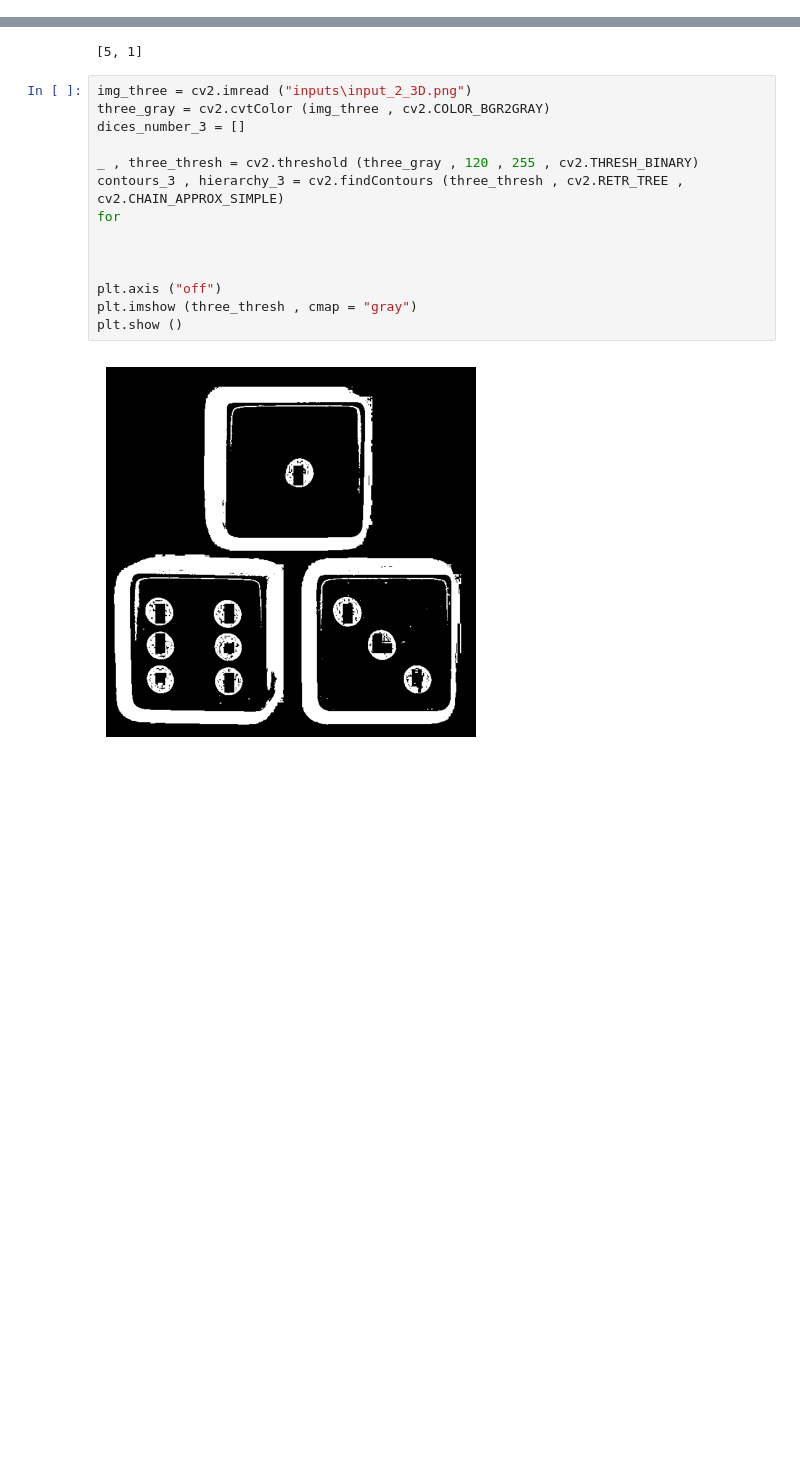
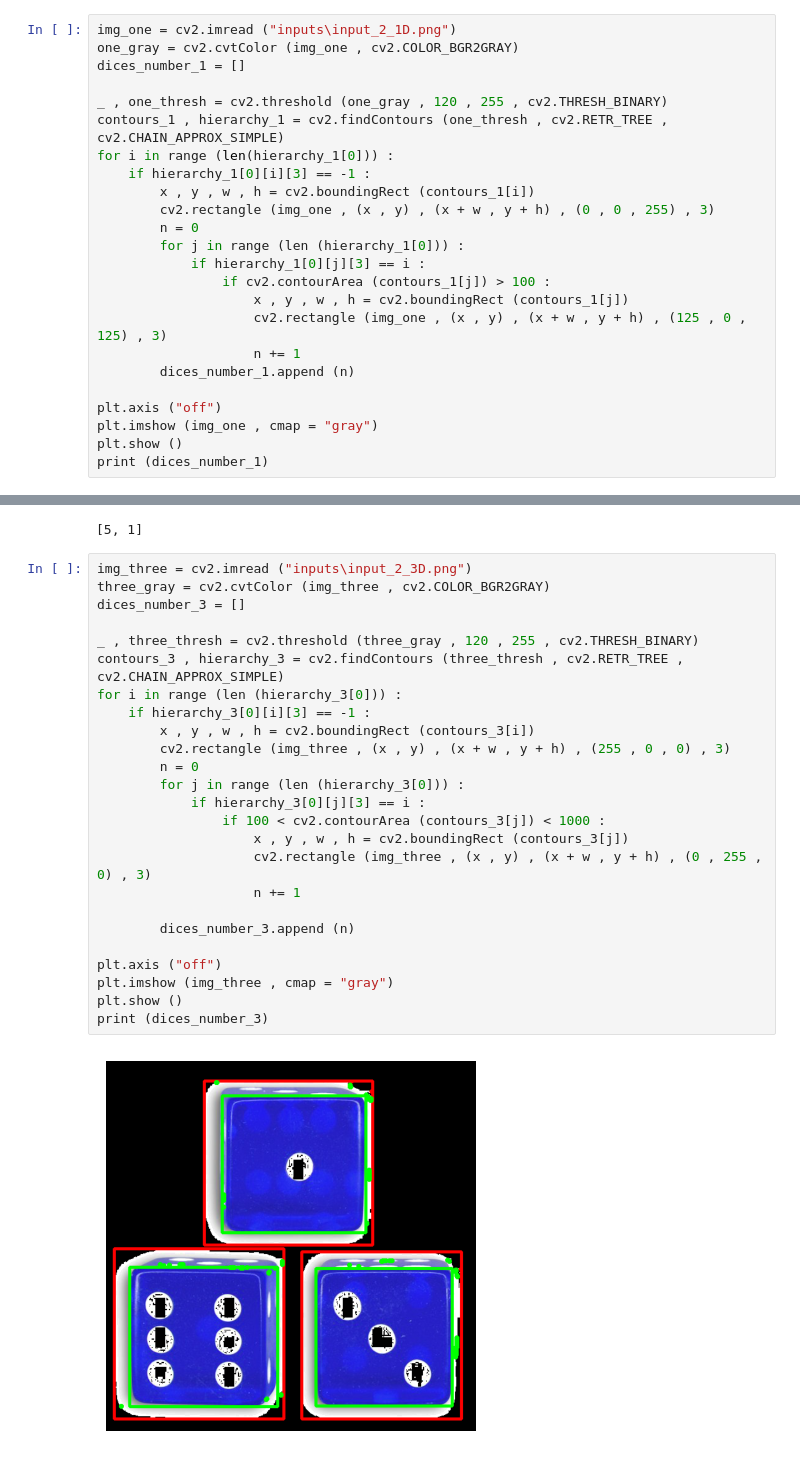
Before and after one commit to TaRa1999R/Image_Processing, a Jupyter notebook: assignment33/2.ipynb, the cells around one changed output, grey strips where cells are left out. Saved outputs shown, nothing was run; the diff lists cells and outputs as text; blank space fills up the shorter version.

Commit message:
Image_Processing

```diff
--- a/assignment33/2.ipynb
+++ b/assignment33/2.ipynb
@@ -15,0 +5,24 @@ plt.show ()
+# %%
+img_one = cv2.imread ("inputs\input_2_1D.png")
+one_gray = cv2.cvtColor (img_one , cv2.COLOR_BGR2GRAY)
+dices_number_1 = []
+
+_ , one_thresh = cv2.threshold (one_gray , 120 , 255 , cv2.THRESH_BINARY)
+contours_1 , hierarchy_1 = cv2.findContours (one_thresh , cv2.RETR_TREE , cv2.CHAIN_APPROX_SIMPLE)
+for i in range (len(hierarchy_1[0])) :
+    if hierarchy_1[0][i][3] == -1 :
+        x , y , w , h = cv2.boundingRect (contours_1[i])
+        cv2.rectangle (img_one , (x , y) , (x + w , y + h) , (0 , 0 , 255) , 3)
+        n = 0
+        for j in range (len (hierarchy_1[0])) :
+            if hierarchy_1[0][j][3] == i :
+                if cv2.contourArea (contours_1[j]) > 100 :
+                    x , y , w , h = cv2.boundingRect (contours_1[j])
+                    cv2.rectangle (img_one , (x , y) , (x + w , y + h) , (125 , 0 , 125) , 3)
+                    n += 1
+        dices_number_1.append (n)
+
+plt.axis ("off")
+plt.imshow (img_one , cmap = "gray")
+plt.show ()
+print (dices_number_1)
@@ -44,16 +60,27 @@ plt.imsave ("outputs\output_2_2D.jpg" , img_two)
 # %%
 img_three = cv2.imread ("inputs\input_2_3D.png")
 three_gray = cv2.cvtColor (img_three , cv2.COLOR_BGR2GRAY)
 dices_number_3 = []
 
 _ , three_thresh = cv2.threshold (three_gray , 120 , 255 , cv2.THRESH_BINARY)
 contours_3 , hierarchy_3 = cv2.findContours (three_thresh , cv2.RETR_TREE , cv2.CHAIN_APPROX_SIMPLE)
-for
+for i in range (len (hierarchy_3[0])) :
+    if hierarchy_3[0][i][3] == -1 :
+        x , y , w , h = cv2.boundingRect (contours_3[i])
+        cv2.rectangle (img_three , (x , y) , (x + w , y + h) , (255 , 0 , 0) , 3)
+        n = 0
+        for j in range (len (hierarchy_3[0])) :
+            if hierarchy_3[0][j][3] == i :
+                if 100 < cv2.contourArea (contours_3[j]) < 1000 :
+                    x , y , w , h = cv2.boundingRect (contours_3[j])
+                    cv2.rectangle (img_three , (x , y) , (x + w , y + h) , (0 , 255 , 0) , 3)
+                    n += 1
 
-
+        dices_number_3.append (n)
 
 plt.axis ("off")
-plt.imshow (three_thresh , cmap = "gray")
+plt.imshow (img_three , cmap = "gray")
 plt.show ()
+print (dices_number_3)
 # %% [output]
-[figure, old version]
+[figure, new version]
```
Also changed, not shown: parts of 4 cells of this notebook.
